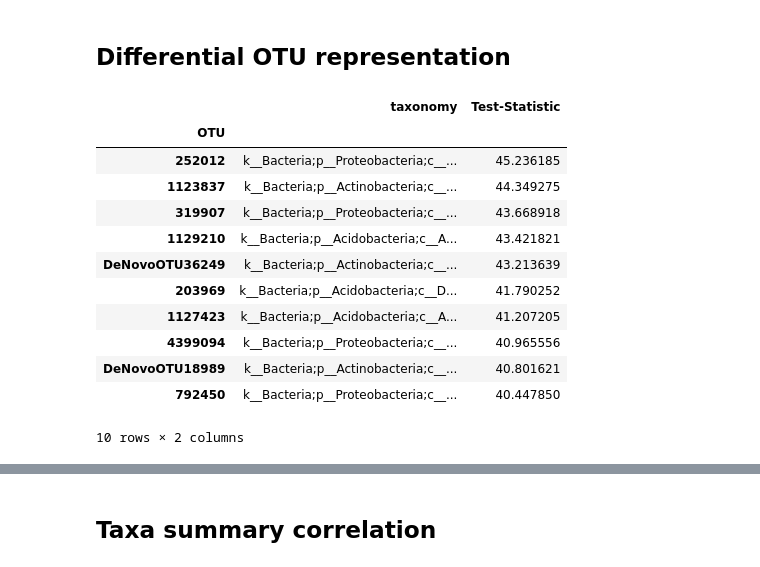
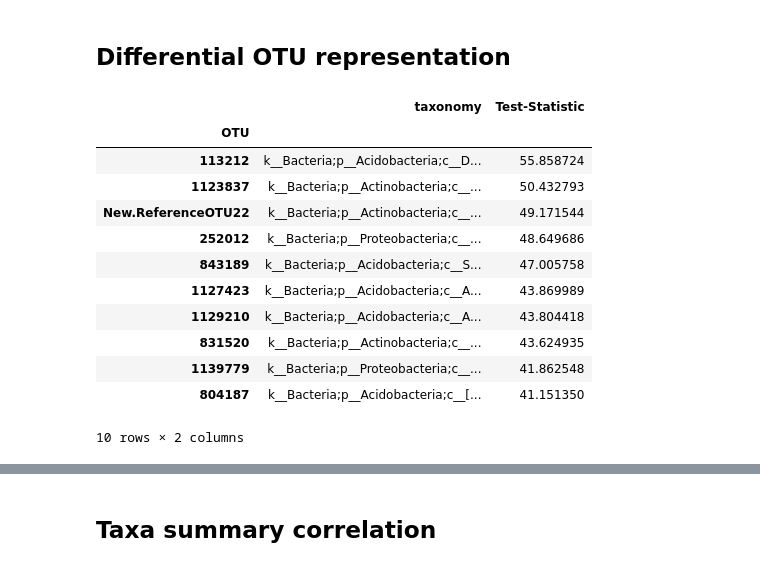
Before and after one commit to caporaso-lab/cloaked-octo-ninja, a Jupyter notebook: analyses.ipynb, the cells around one changed output, grey strips where cells are left out. Saved outputs shown, nothing was run; the diff lists cells and outputs as text; code cells hidden in the pictures.

```diff
--- a/analyses.ipynb
+++ b/analyses.ipynb
@@ -138,20 +138,19 @@ for data_set_id, gs_fp_set in zip(data_set_ids, gs_fp_sets):
         new_df = pd.DataFrame.from_csv(fp, sep='\t')
         corr_table.to_csv('gs-top-tables/%s-%s.csv' % id_)
         gs_results[id_] = new_df[['taxonomy', 'Test-Statistic']][:n]
-# %%
-pd.set_option('display.width', 5000)
-gs_results[('88-soils', 'ucr')][:10]
-# %% [output]
-|  | taxonomy | Test-Statistic |
-| OTU |  |  |
-| 252012 | k__Bacteria;p__Proteobacteria;c__... | 45.236185 |
-| 1123837 | k__Bacteria;p__Actinobacteria;c__... | 44.349275 |
-| 319907 | k__Bacteria;p__Proteobacteria;c__... | 43.668918 |
-| 1129210 | k__Bacteria;p__Acidobacteria;c__A... | 43.421821 |
-| DeNovoOTU36249 | k__Bacteria;p__Actinobacteria;c__... | 43.213639 |
-| 203969 | k__Bacteria;p__Acidobacteria;c__D... | 41.790252 |
-| 1127423 | k__Bacteria;p__Acidobacteria;c__A... | 41.207205 |
-| 4399094 | k__Bacteria;p__Proteobacteria;c__... | 40.965556 |
-| DeNovoOTU18989 | k__Bacteria;p__Actinobacteria;c__... | 40.801621 |
-| 792450 | k__Bacteria;p__Proteobacteria;c__... | 40.447850 |
-10 rows × 2 columns
+# %%
+gs_results[('88-soils', 'ucrss')][:10]
+# %% [output]
+|  | taxonomy | Test-Statistic |
+| OTU |  |  |
+| 113212 | k__Bacteria;p__Acidobacteria;c__D... | 55.858724 |
+| 1123837 | k__Bacteria;p__Actinobacteria;c__... | 50.432793 |
+| New.ReferenceOTU22 | k__Bacteria;p__Actinobacteria;c__... | 49.171544 |
+| 252012 | k__Bacteria;p__Proteobacteria;c__... | 48.649686 |
+| 843189 | k__Bacteria;p__Acidobacteria;c__S... | 47.005758 |
+| 1127423 | k__Bacteria;p__Acidobacteria;c__A... | 43.869989 |
+| 1129210 | k__Bacteria;p__Acidobacteria;c__A... | 43.804418 |
+| 831520 | k__Bacteria;p__Actinobacteria;c__... | 43.624935 |
+| 1139779 | k__Bacteria;p__Proteobacteria;c__... | 41.862548 |
+| 804187 | k__Bacteria;p__Acidobacteria;c__[... | 41.151350 |
+10 rows × 2 columns
```
Also changed, not shown: parts of 6 cells of this notebook, 1 other file.
